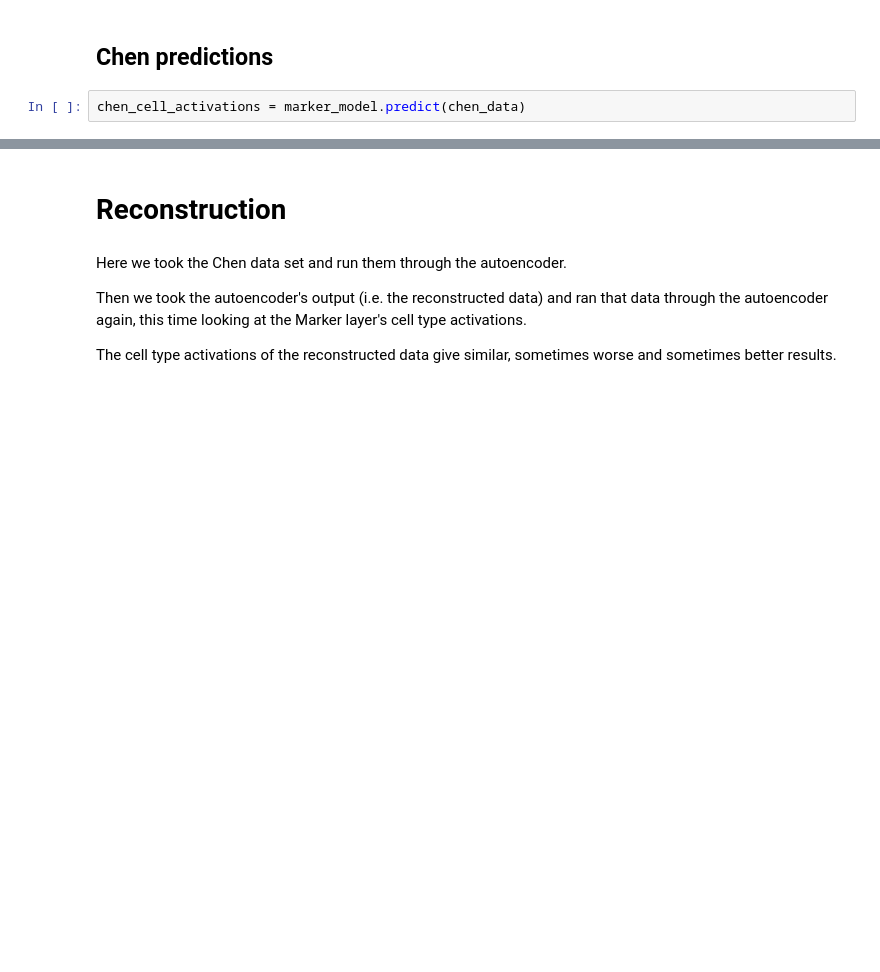
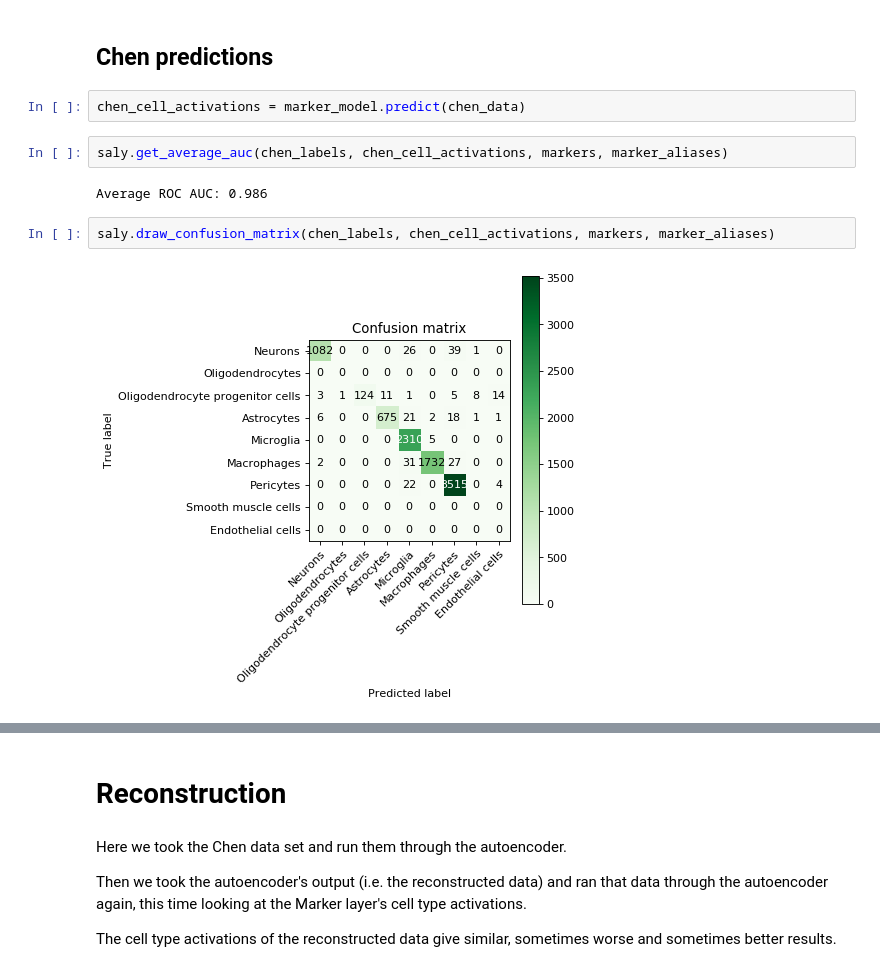
Before and after one commit to LongarMD/MarkerGenes, a Jupyter notebook: Notebooks/Example_Hrvatin.ipynb, the cells around one changed output, grey strips where cells are left out. Cells and saved outputs as stored; diff of their text form; blank space fills up the shorter version.

```diff
--- a/Notebooks/Example_Hrvatin.ipynb
+++ b/Notebooks/Example_Hrvatin.ipynb
@@ -233,6 +241,14 @@ saly.draw_embedding(hrvatin_cell_activations, test_y, tsne, colours=colours, alp
 ## Chen predictions
 # %%
 chen_cell_activations = marker_model.predict(chen_data)
+# %%
+saly.get_average_auc(chen_labels, chen_cell_activations, markers, marker_aliases)
+# %% [output]
+Average ROC AUC: 0.986
+# %%
+saly.draw_confusion_matrix(chen_labels, chen_cell_activations, markers, marker_aliases)
+# %% [output]
+[figure, added]
 # %%
 saly.plot_activation_distribution(chen_cell_activations, markers,
                                   title='Average distribution of Chen cell type activations')
```
Also changed, not shown: parts of 20 cells of this notebook.
